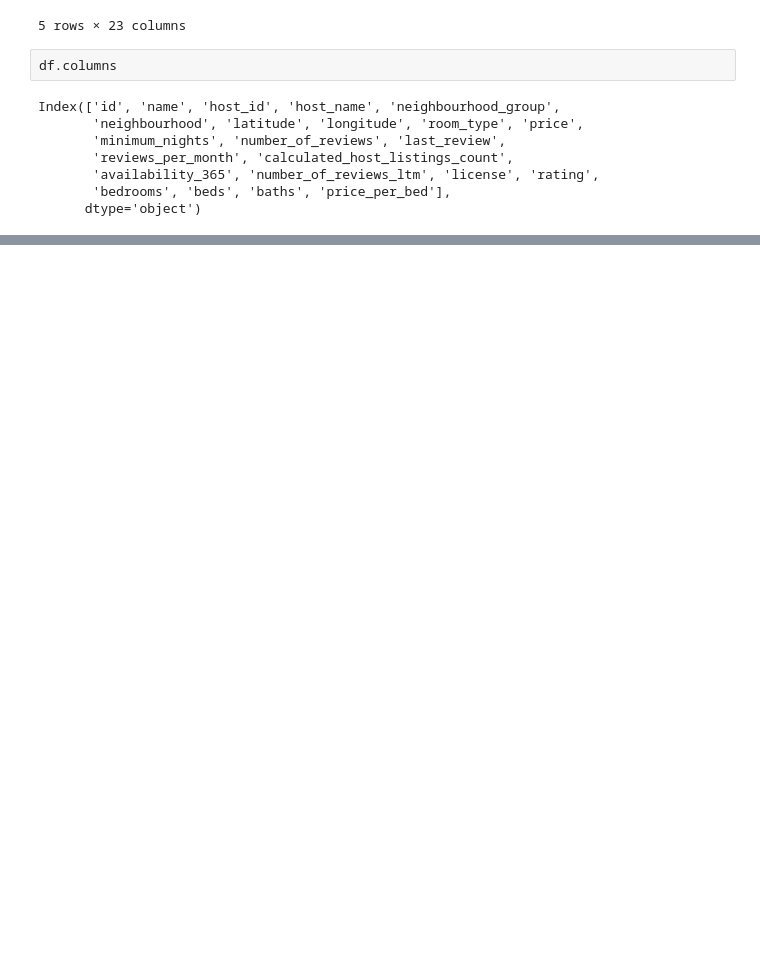
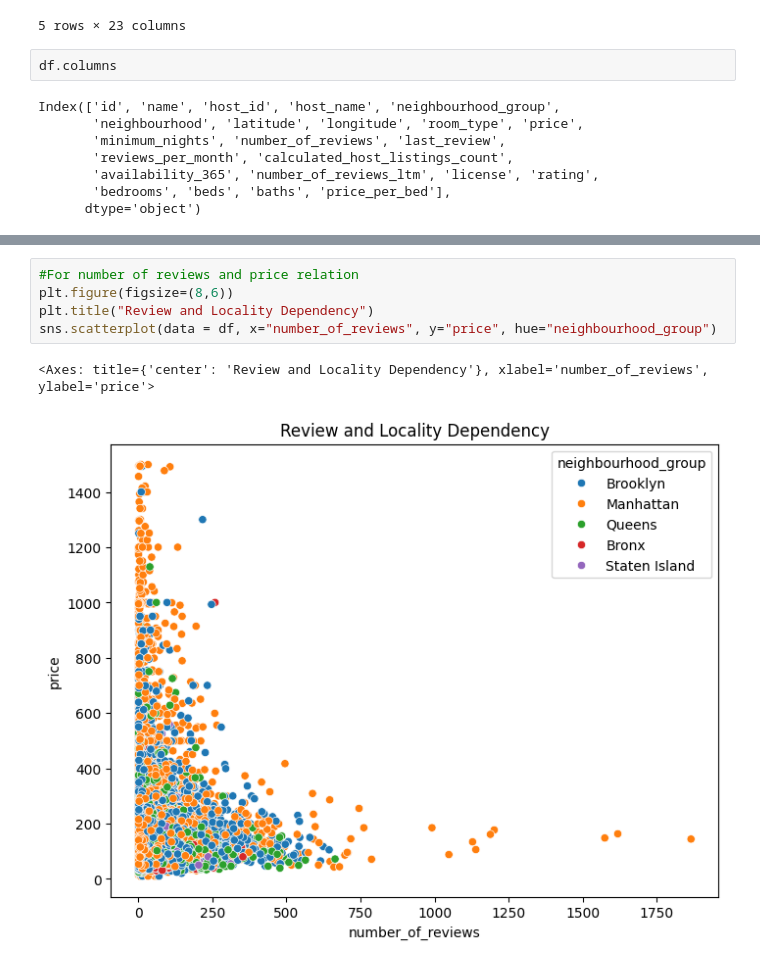
Before and after one commit to Vanshaj14Mohan/Airbnb-NYC-Project, a Jupyter notebook: Files/main.ipynb, the cells around one changed output, grey strips where cells are left out. Saved outputs shown, nothing was run; the diff lists cells and outputs as text; blank space fills up the shorter version.

```diff
--- a/Files/main.ipynb
+++ b/Files/main.ipynb
@@ -300,0 +301,8 @@ sns.barplot(data = df, x="neighbourhood_group", y="price", hue="room_type")#New
+# %%
+#For number of reviews and price relation
+plt.figure(figsize=(8,6))
+plt.title("Review and Locality Dependency")
+sns.scatterplot(data = df, x="number_of_reviews", y="price", hue="neighbourhood_group")
+# %% [output]
+<Axes: title={'center': 'Review and Locality Dependency'}, xlabel='number_of_reviews', ylabel='price'>
+[figure, added]
```
Also changed, not shown: parts of 1 cell of this notebook.
